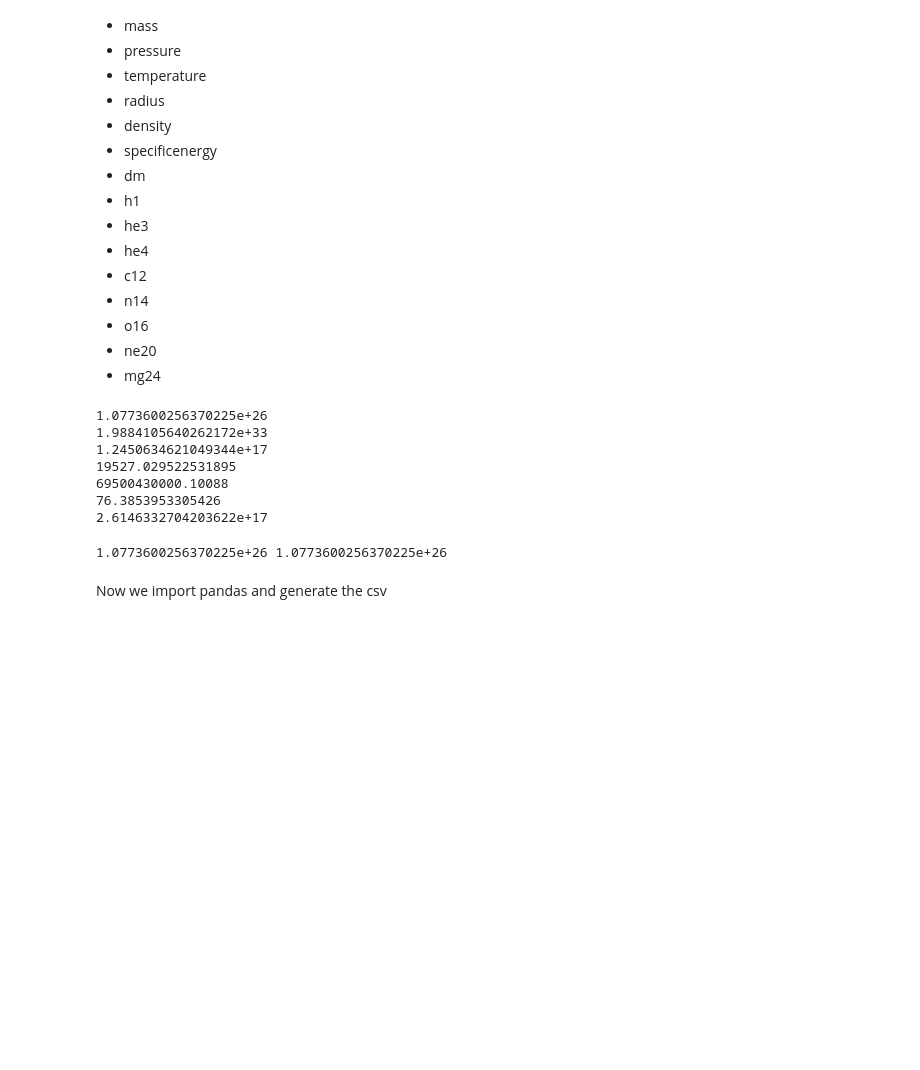
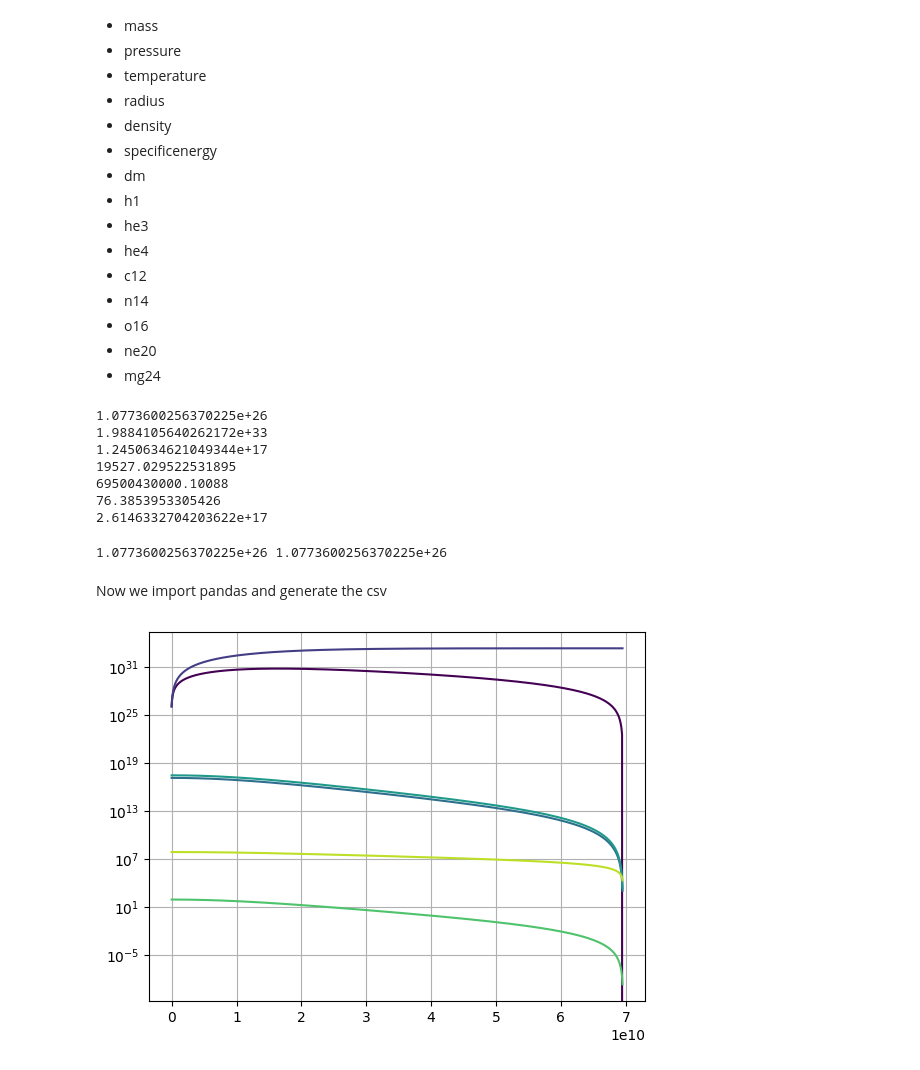
Before and after one commit to ShuoChen777/Lane-emden, a Jupyter notebook: arepo_sim_1.ipynb, the cells around one changed output. Drawn from its saved outputs; the diff is of its cells as text; code cells hidden in the pictures; blank space fills up the shorter version.

```diff
--- a/arepo_sim_1.ipynb
+++ b/arepo_sim_1.ipynb
@@ -595,3 +595,18 @@ data = {
 df = pd.DataFrame(data)
 
 df.to_csv('AREPO_sim1_schen.data', sep='\t', index=False)
+# %%
+colours = cm.viridis(np.linspace(0, 0.8, 6))
+
+plt.plot(radius, dm, color=colours[0])
+plt.plot(radius, mass, color=colours[1])
+plt.plot(radius, pressure, color=colours[2])
+plt.plot(radius, specificenergy, color=colours[3])
+plt.plot(radius, rho, color=colours[4])
+plt.plot(radius, temperature, color=colours[5])
+plt.grid()
+# plt.xscale('log')
+plt.yscale('log')
+plt.show()
+# %% [output]
+[figure, added]
```
Also changed, not shown: 7 other files.
